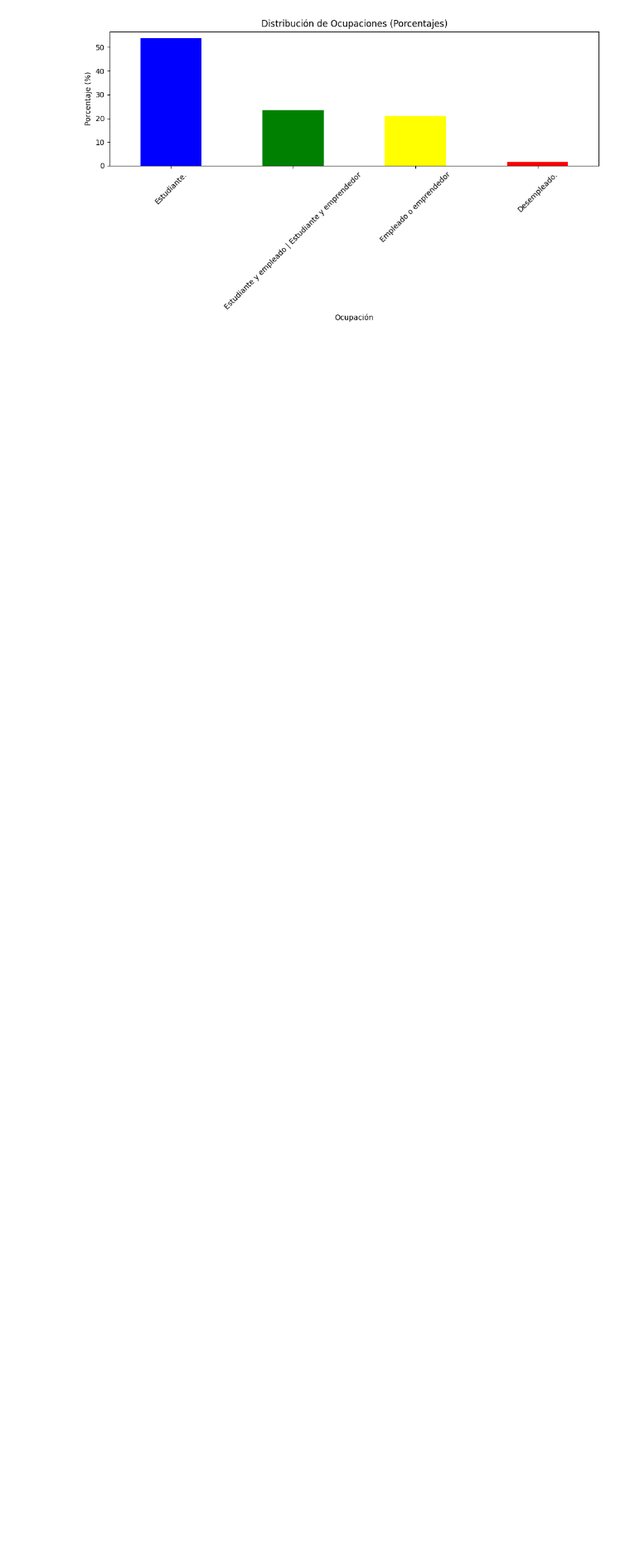
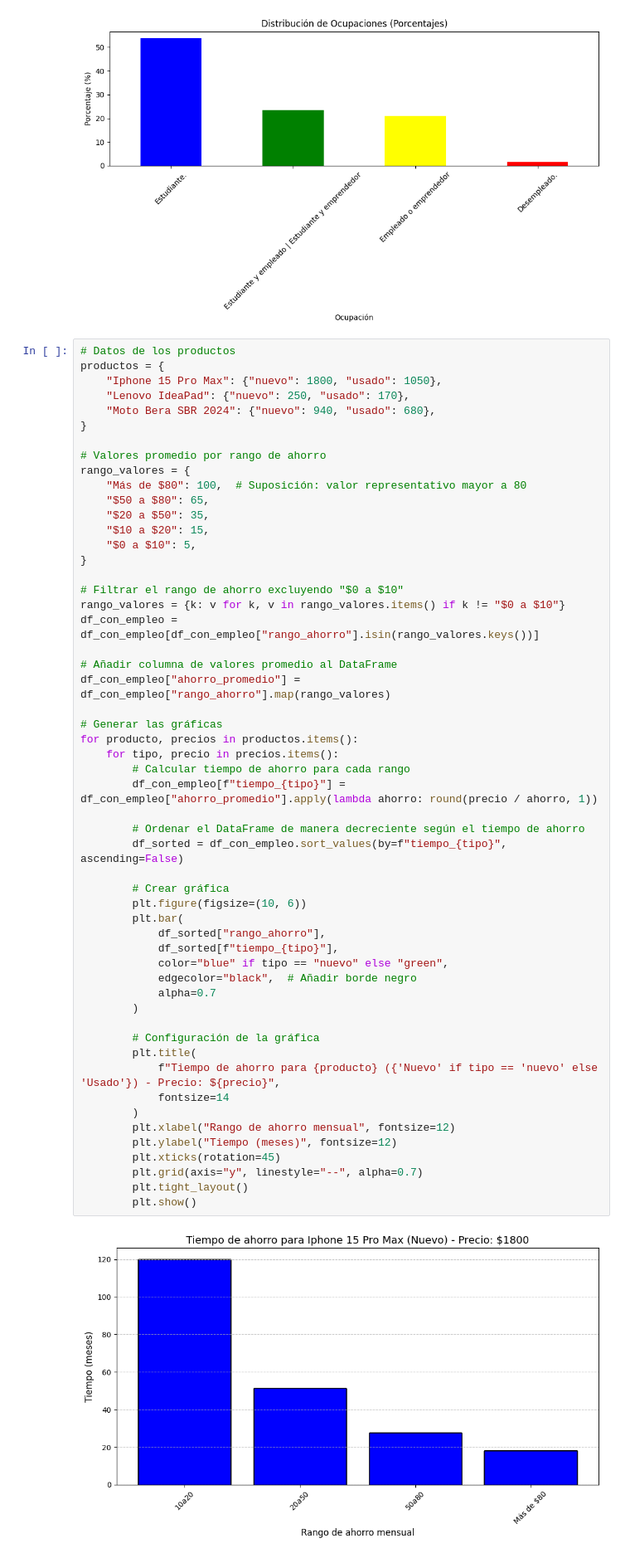
Before and after one commit to manumaldonado/Proyecto-Samsung, a Jupyter notebook: clean_data.ipynb, the cells around one changed output. Shown at 83% size. Saved outputs shown, nothing was run; the diff lists cells and outputs as text; blank space fills up the shorter version.

```diff
--- a/clean_data.ipynb
+++ b/clean_data.ipynb
@@ -1125,3 +1125,59 @@ plt.xticks(rotation=45)
 plt.tight_layout()
 # %% [output]
 [figure]
+# %%
+# Datos de los productos
+productos = {
+    "Iphone 15 Pro Max": {"nuevo": 1800, "usado": 1050},
+    "Lenovo IdeaPad": {"nuevo": 250, "usado": 170},
+    "Moto Bera SBR 2024": {"nuevo": 940, "usado": 680},
+}
+
+# Valores promedio por rango de ahorro
+rango_valores = {
+    "Más de $80": 100,  # Suposición: valor representativo mayor a 80
+    "$50 a $80": 65,
+    "$20 a $50": 35,
+    "$10 a $20": 15,
+    "$0 a $10": 5,
+}
+
+# Filtrar el rango de ahorro excluyendo "$0 a $10"
+rango_valores = {k: v for k, v in rango_valores.items() if k != "$0 a $10"}
+df_con_empleo = df_con_empleo[df_con_empleo["rango_ahorro"].isin(rango_valores.keys())]
+
+# Añadir columna de valores promedio al DataFrame
+df_con_empleo["ahorro_promedio"] = df_con_empleo["rango_ahorro"].map(rango_valores)
+
+# Generar las gráficas
+for producto, precios in productos.items():
+    for tipo, precio in precios.items():
+        # Calcular tiempo de ahorro para cada rango
+        df_con_empleo[f"tiempo_{tipo}"] = df_con_empleo["ahorro_promedio"].apply(lambda ahorro: round(precio / ahorro, 1))
+
+        # Ordenar el DataFrame de manera decreciente según el tiempo de ahorro
+        df_sorted = df_con_empleo.sort_values(by=f"tiempo_{tipo}", ascending=False)
+
+        # Crear gráfica
+        plt.figure(figsize=(10, 6))
+        plt.bar(
+            df_sorted["rango_ahorro"],
+            df_sorted[f"tiempo_{tipo}"],
+            color="blue" if tipo == "nuevo" else "green",
+            edgecolor="black",  # Añadir borde negro
+            alpha=0.7
+        )
+
+        # Configuración de la gráfica
+        plt.title(
+            f"Tiempo de ahorro para {producto} ({'Nuevo' if tipo == 'nuevo' else 'Usado'}) - Precio: ${precio}",
+            fontsize=14
+        )
+        plt.xlabel("Rango de ahorro mensual", fontsize=12)
+        plt.ylabel("Tiempo (meses)", fontsize=12)
+        plt.xticks(rotation=45)
+        plt.grid(axis="y", linestyle="--", alpha=0.7)
+        plt.tight_layout()
+        plt.show()
+# %% [output]
+[figure, added]
```
Also changed, not shown: parts of 1 cell of this notebook.
